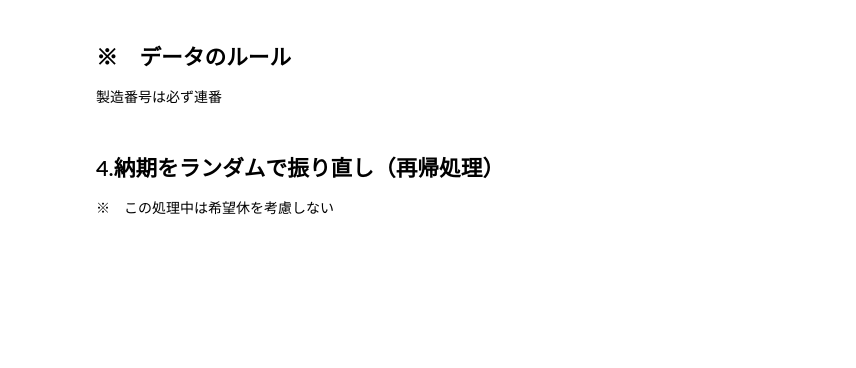
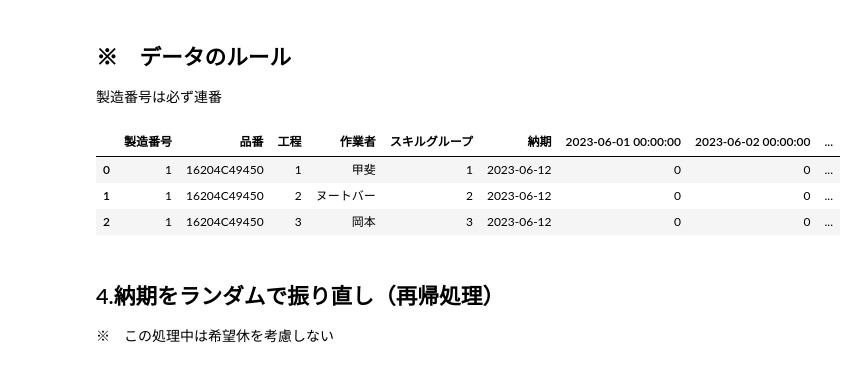
Before and after one commit to TokaiecoJapan/samurai-terakoya, a Jupyter notebook: mutant/AutoScheduler5002_tochu.ipynb, the cells around one changed output. Cells and saved outputs as stored; diff of their text form; code cells hidden in the pictures; blank space fills up the shorter version.

```diff
--- a/mutant/AutoScheduler5002_tochu.ipynb
+++ b/mutant/AutoScheduler5002_tochu.ipynb
@@ -177,7 +179,12 @@ adjusted_due_date_df = first_gen(off_day_df, skill_df, due_date_df, product_num)
 ## ※　データのルール
 製造番号は必ず連番
 # %%
-#adjusted_due_date_df[adjusted_due_date_df["製造番号"] == 1].iloc[:, :15]
+adjusted_due_date_df[adjusted_due_date_df["製造番号"] == 1].iloc[:, :15]
+# %% [output]
+|  | 製造番号 | 品番 | 工程 | 作業者 | スキルグループ | 納期 | 2023-06-01 00:00:00 | 2023-06-02 00:00:00 | ... |
+| 0 | 1 | 16204C49450 | 1 | 甲斐 | 1 | 2023-06-12 | 0 | 0 | ... |
+| 1 | 1 | 16204C49450 | 2 | ヌートバー | 2 | 2023-06-12 | 0 | 0 | ... |
+| 2 | 1 | 16204C49450 | 3 | 岡本 | 3 | 2023-06-12 | 0 | 0 | ... |
 # %% [markdown]
 ## 4.納期をランダムで振り直し（再帰処理）
 ※　この処理中は希望休を考慮しない
```
Also changed, not shown: parts of 11 cells of this notebook.
